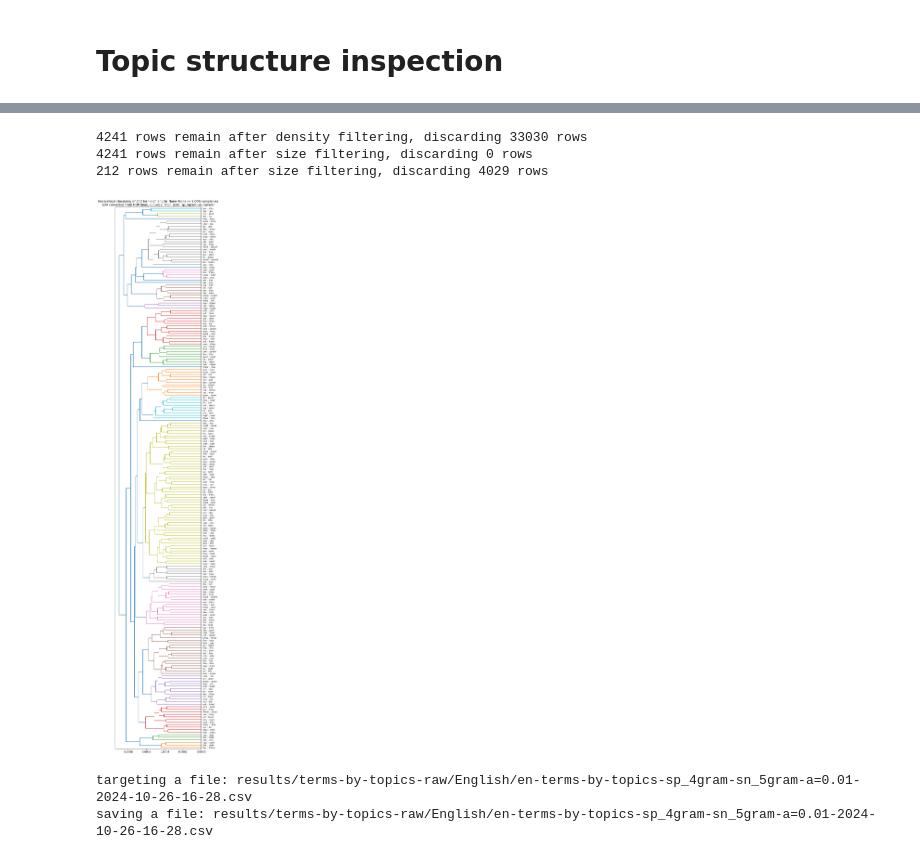
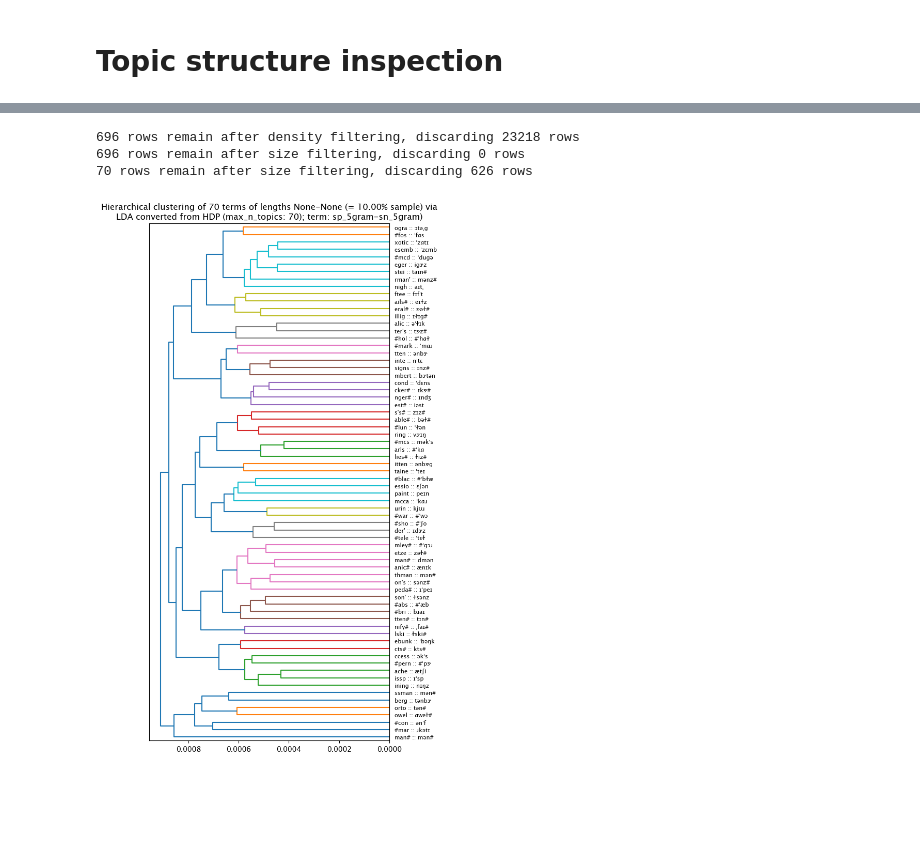
Before and after one commit to kow-k/HDP-spell-sound-analyzer, a Jupyter notebook: HDP-spell-sound-association-analyzer.ipynb, the cells around one changed output, grey strips where cells are left out. Cells and saved outputs as stored; diff of their text form; code cells hidden in the pictures; blank space fills up the shorter version.

```diff
--- a/HDP-spell-sound-association-analyzer.ipynb
+++ b/HDP-spell-sound-association-analyzer.ipynb
@@ -57,7 +57,7 @@ ngram_is_inclusive    = True # takes longer to complete but invites sum error if
 inclusion_degree      = 1    # Valid values are {0, 1, 2, ..., None}. With k, n-grams includes (n-k)-grams
 print(f"inclusion_degree: {inclusion_degree}")
 
-max_gap_size_factor   = 0.53 # It takes time at valuers larger than 0.5 with larger n such as n = 5
+max_gap_size_factor   = 0.6 # It takes time at valuers larger than 0.5 with larger n such as n = 5
 max_gap_size          = round(max_doc_size * max_gap_size_factor) # This needs to be smaller than other cases.
 print(f"max_gap_size: {max_gap_size}")
 
@@ -71,7 +71,7 @@ pair_mark           = " :: "
 sp_term_types  = [ 'sp_1gram',
                   'sp_2gram', 'sp_3gram', 'sp_4gram', 'sp_5gram',
                  'sp_sk2gram', 'sp_sk3gram', 'sp_sk4gram', 'sp_sk5gram' ]
-sp_term_type   = sp_term_types[3]
+sp_term_type   = sp_term_types[4]
 print(f"sp_term_type: {sp_term_type}")
 
 ## set sound term_type
@@ -108,7 +108,7 @@ else:
     method_name  = "LDA"
 print(f"method_name: {method_name}")
 
-max_n_topics    = 90
+max_n_topics    = 70
 print(f"max_n_topics for HDP: {max_n_topics}")
 
 ## LDA
@@ -117,7 +117,7 @@ print(f"n_topics for LDA: {n_topics}")
 
 ##
 n_docs_to_show  = 30
-n_terms_to_show = 60
+n_terms_to_show = 100
 print(f"n_docs_to_show: {n_docs_to_show}")
 print(f"n_terms_to_show: {n_terms_to_show}")
 
@@ -1203,25 +1196,10 @@ if reload_modules:
     importlib.reload (HDP_helper)
 # %%
 ## term の階層クラスタリング: max_n_topics の値に拠ってparameters の最適値は異なる
-HDP_helper.hc_clustering_terms_from_hdp (pair_hdp, pair_diction, term_type = term_type, n_topics= max_n_topics, lowest_density = 0.003, sampling_rate = 0.05, gap_mark = gap_mark, use_CJK = False, check = False)
+## なるべく高い lowerst_density の設定が肝
+HDP_helper.hc_clustering_terms_from_hdp (pair_hdp, pair_diction, term_type = term_type, n_topics= max_n_topics, lowest_density = 0.0036, sampling_rate = 0.1, gap_mark = gap_mark, use_CJK = False, check = False)
 # %% [output]
-4241 rows remain after density filtering, discarding 33030 rows
-4241 rows remain after size filtering, discarding 0 rows
-212 rows remain after size filtering, discarding 4029 rows
+696 rows remain after density filtering, discarding 23218 rows
+696 rows remain after size filtering, discarding 0 rows
+70 rows remain after size filtering, discarding 626 rows
-[figure, old version]
+[figure, new version]
-# %%
-## save encoding file
-from datetime import datetime
-datetime_str = datetime.today().strftime('%Y-%m-%d-%H-%M-%S')
-signature = "-".join(datetime_str.split("-")[0:5])
-output_file = f"results/terms-by-topics-raw/{lang_name}/{lang_key}-terms-by-topics-{sp_term_type}-{sn_term_type}-a={term_abuse_threshold}-{signature}.csv"
-#
-print(f"targeting a file: {output_file}")
-save_results = save_topic_structure
-save_results = True
-if save_results:
-    print(f"saving a file: {output_file}")
-    df_terms_by_topics.to_csv(output_file, index = False)
-# %% [output]
-targeting a file: results/terms-by-topics-raw/English/en-terms-by-topics-sp_4gram-sn_5gram-a=0.01-2024-10-26-16-28.csv
-saving a file: results/terms-by-topics-raw/English/en-terms-by-topics-sp_4gram-sn_5gram-a=0.01-2024-10-26-16-28.csv
```
Also changed, not shown: parts of 38 cells of this notebook, 2 other files.
